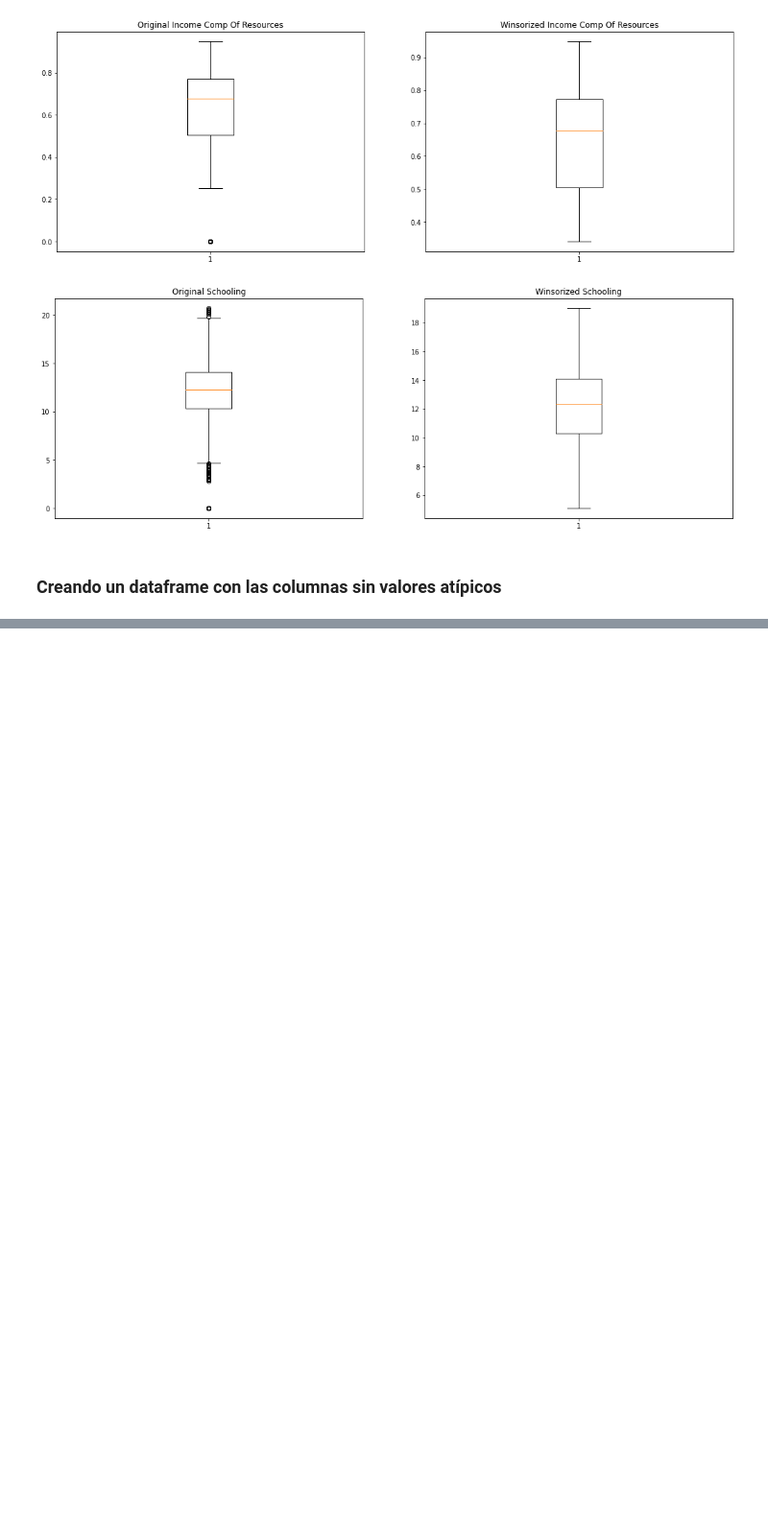
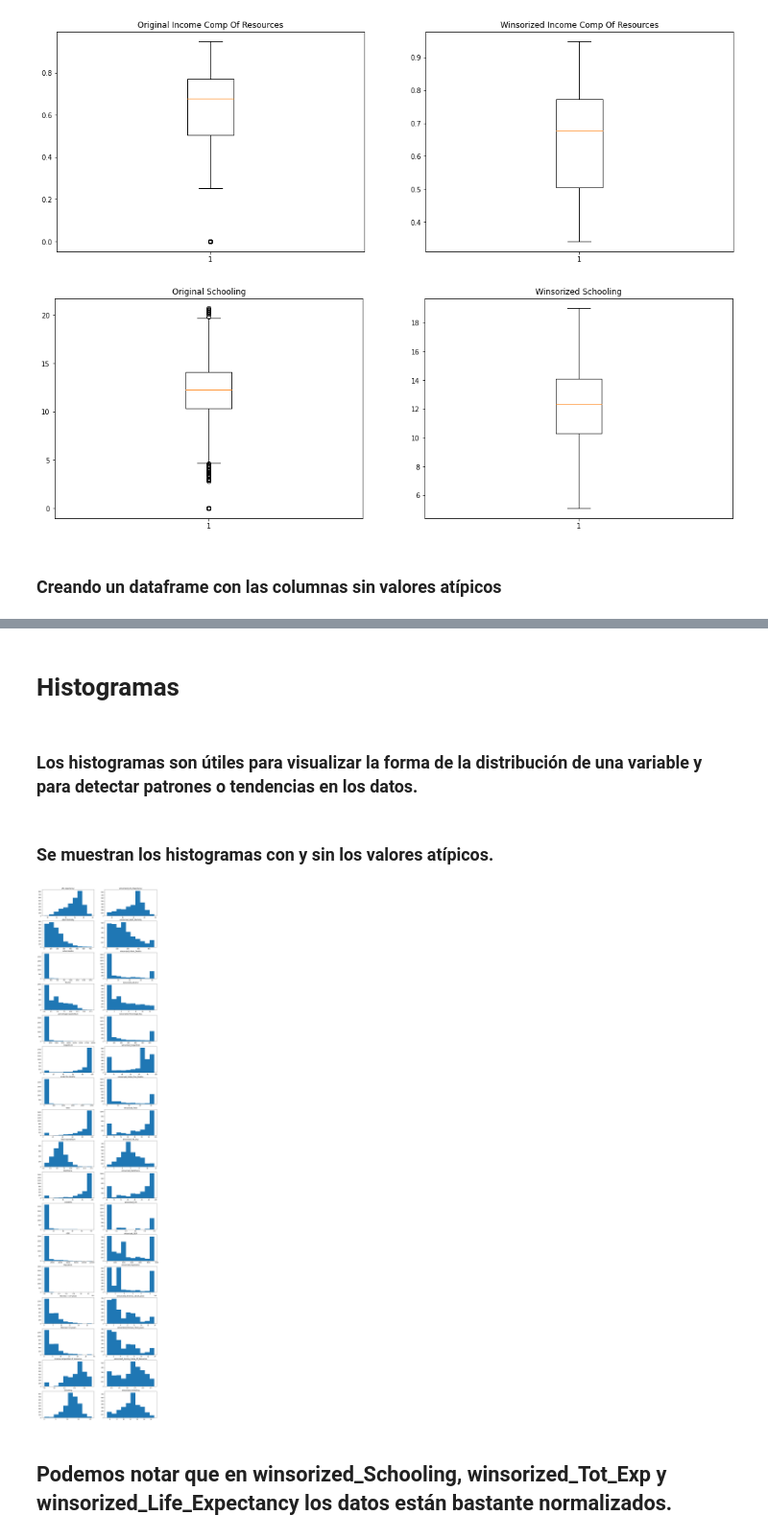
Before and after one commit to rovin-2/Analis-Esperanza-de-Vida-Con-Python, a Jupyter notebook: Analisis_Esperanza_de_Vida.ipynb, the cells around one changed output, grey strips where cells are left out. Shown at 96% size. Drawn from its saved outputs; the diff is of its cells as text; code cells hidden in the pictures; blank space fills up the shorter version.

Commit message:
Anlisis de los graficos de Histogramas

```diff
--- a/Analisis_Esperanza_de_Vida.ipynb
+++ b/Analisis_Esperanza_de_Vida.ipynb
@@ -518,0 +532,27 @@ df_sin_atipicos['winsorized_Measles'] = winsorized_Measles
+# %% [markdown]
+# Histogramas
+# %% [markdown]
+### Los histogramas son útiles para visualizar la forma de la distribución de una variable y para detectar patrones o tendencias en los datos.
+# %% [markdown]
+### Se muestran los histogramas con y sin los valores atípicos.
+# %%
+columnas_de_uso = ['Life expectancy ','winsorized_Life_Expectancy','Adult Mortality','winsorized_Adult_Mortality','infant deaths',
+         'winsorized_Infant_Deaths','Alcohol','winsorized_Alcohol','percentage expenditure','winsorized_Percentage_Exp','Hepatitis B',
+         'winsorized_HepatitisB','under-five deaths ','winsorized_Under_Five_Deaths','Polio','winsorized_Polio','Total expenditure',
+         'winsorized_Tot_Exp','Diphtheria ','winsorized_Diphtheria',' HIV/AIDS','winsorized_HIV','GDP','winsorized_GDP',
+         'Population','winsorized_Population',' thinness  1-19 years','winsorized_thinness_1to19_years',' thinness 5-9 years',
+         'winsorized_thinness_5to9_years','Income composition of resources','winsorized_Income_Comp_Of_Resources',
+         'Schooling','winsorized_Schooling']
+
+plt.figure(figsize=(15,75))
+
+for i in range(len(columnas_de_uso)):
+    plt.subplot(18,2,i+1)
+    plt.hist(df_sin_atipicos[columnas_de_uso[i]])
+    plt.title(columnas_de_uso[i])
+
+plt.show()
+# %% [output]
+[figure, added]
+# %% [markdown]
+## Podemos notar que en winsorized_Schooling, winsorized_Tot_Exp y winsorized_Life_Expectancy los datos están bastante normalizados.
```
Also changed, not shown: parts of 1 cell of this notebook.
